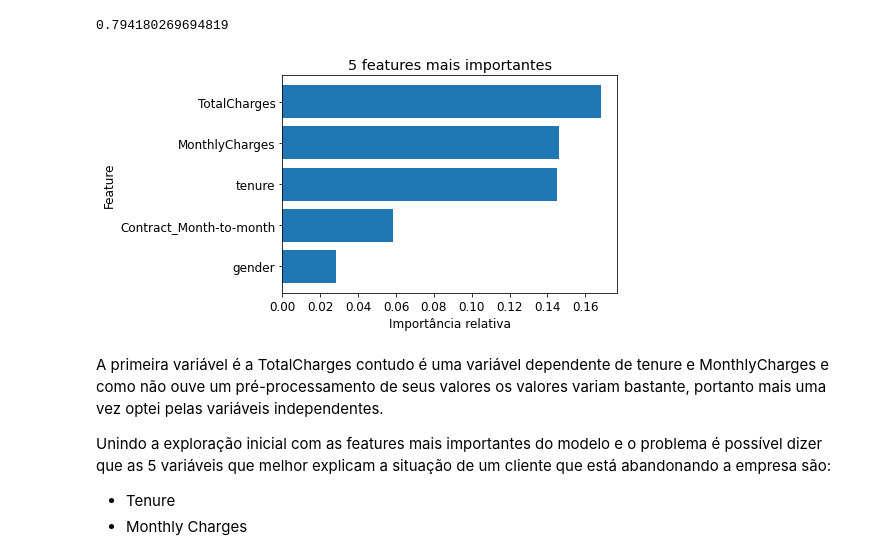
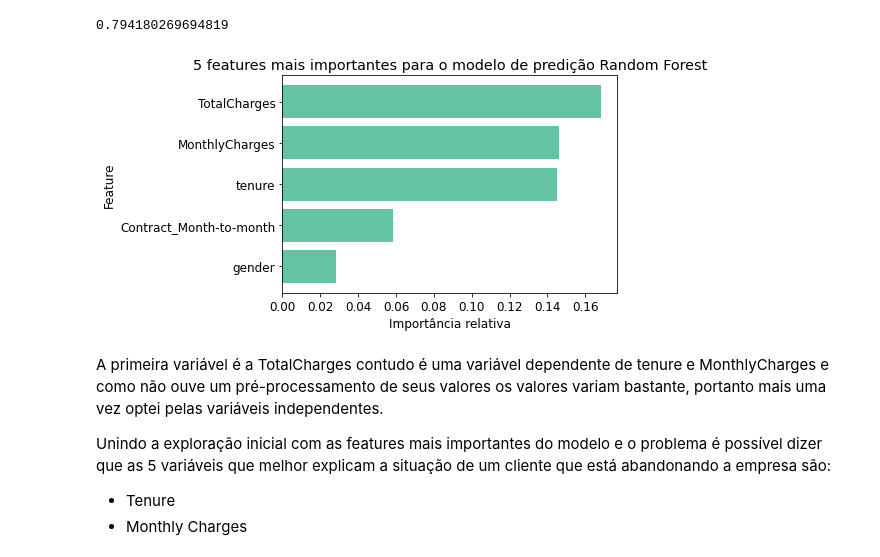
Before and after one commit to vitor-o-s/test-case, a Jupyter notebook: Entrega.ipynb, the cells around one changed output. Cells and saved outputs as stored; diff of their text form; code cells hidden in the pictures.

```diff
--- a/Entrega.ipynb
+++ b/Entrega.ipynb
@@ -237,16 +237,16 @@ accuracy_score(y_test,predict)
 # %%
 features = randomforest_model.feature_importances_
 n = 5
 i = np.argsort(features)[-n:]
 cols = X_train.columns
-plt.barh(cols[i], features[i])
+plt.barh(cols[i], features[i],color=sns.color_palette('Set2')[0])
 #plt.grid()
-plt.title(f"{n} features mais importantes")
+plt.title(f"{n} features mais importantes para o modelo de predição Random Forest")
 plt.xlabel("Importância relativa")
 plt.ylabel("Feature")
 plt.show()
 # %% [output]
-[figure, old version]
+[figure, new version]
 # %% [markdown]
 A primeira variável é a TotalCharges contudo é uma variável dependente de tenure e MonthlyCharges e como não ouve um pré-processamento de seus valores os valores variam bastante, portanto mais uma vez optei pelas variáveis independentes.
 
```
Also changed, not shown: parts of 3 cells of this notebook.
